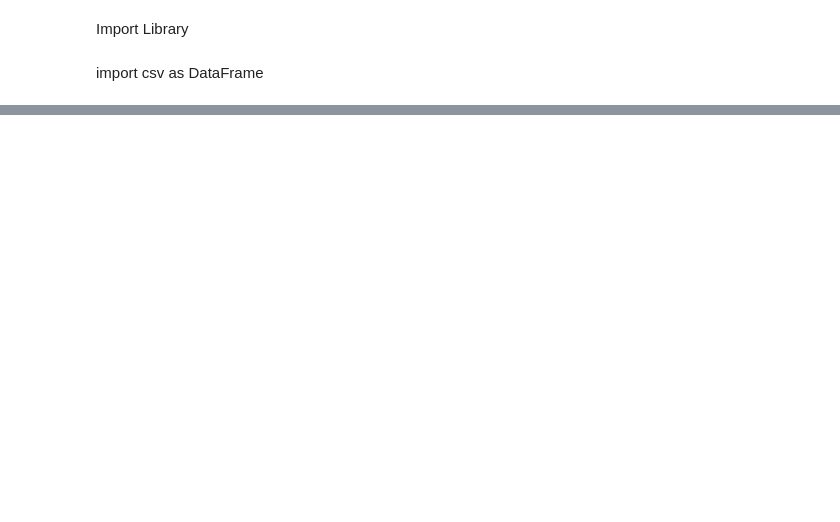
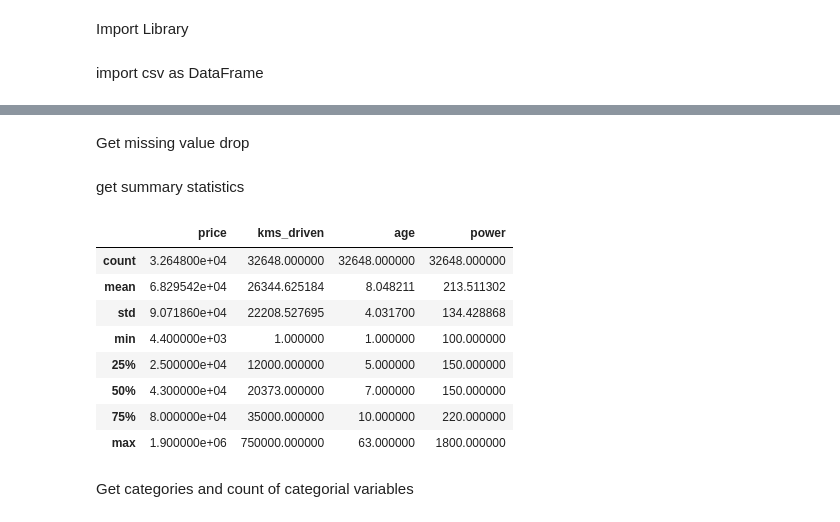
Before and after one commit to ExploreUrSELF/internship, a Jupyter notebook: bike_price_prediction.ipynb, the cells around one changed output, grey strips where cells are left out. Saved outputs shown, nothing was run; the diff lists cells and outputs as text; code cells hidden in the pictures; blank space fills up the shorter version.

```diff
--- a/bike_price_prediction.ipynb
+++ b/bike_price_prediction.ipynb
@@ -13,0 +34,2 @@ ParserError: ignored
+# %% [markdown]
+Get missing value drop
@@ -13,0 +38,16 @@ ParserError: ignored
+# %% [markdown]
+get summary statistics
+# %%
+df.describe()
+# %% [output]
+|  | price | kms_driven | age | power |
+| count | 3.264800e+04 | 32648.000000 | 32648.000000 | 32648.000000 |
+| mean | 6.829542e+04 | 26344.625184 | 8.048211 | 213.511302 |
+| std | 9.071860e+04 | 22208.527695 | 4.031700 | 134.428868 |
+| min | 4.400000e+03 | 1.000000 | 1.000000 | 100.000000 |
+| 25% | 2.500000e+04 | 12000.000000 | 5.000000 | 150.000000 |
+| 50% | 4.300000e+04 | 20373.000000 | 7.000000 | 150.000000 |
+| 75% | 8.000000e+04 | 35000.000000 | 10.000000 | 220.000000 |
+| max | 1.900000e+06 | 750000.000000 | 63.000000 | 1800.000000 |
+# %% [markdown]
+Get categories and count of categorial variables
```
Also changed, not shown: parts of 51 cells of this notebook.
